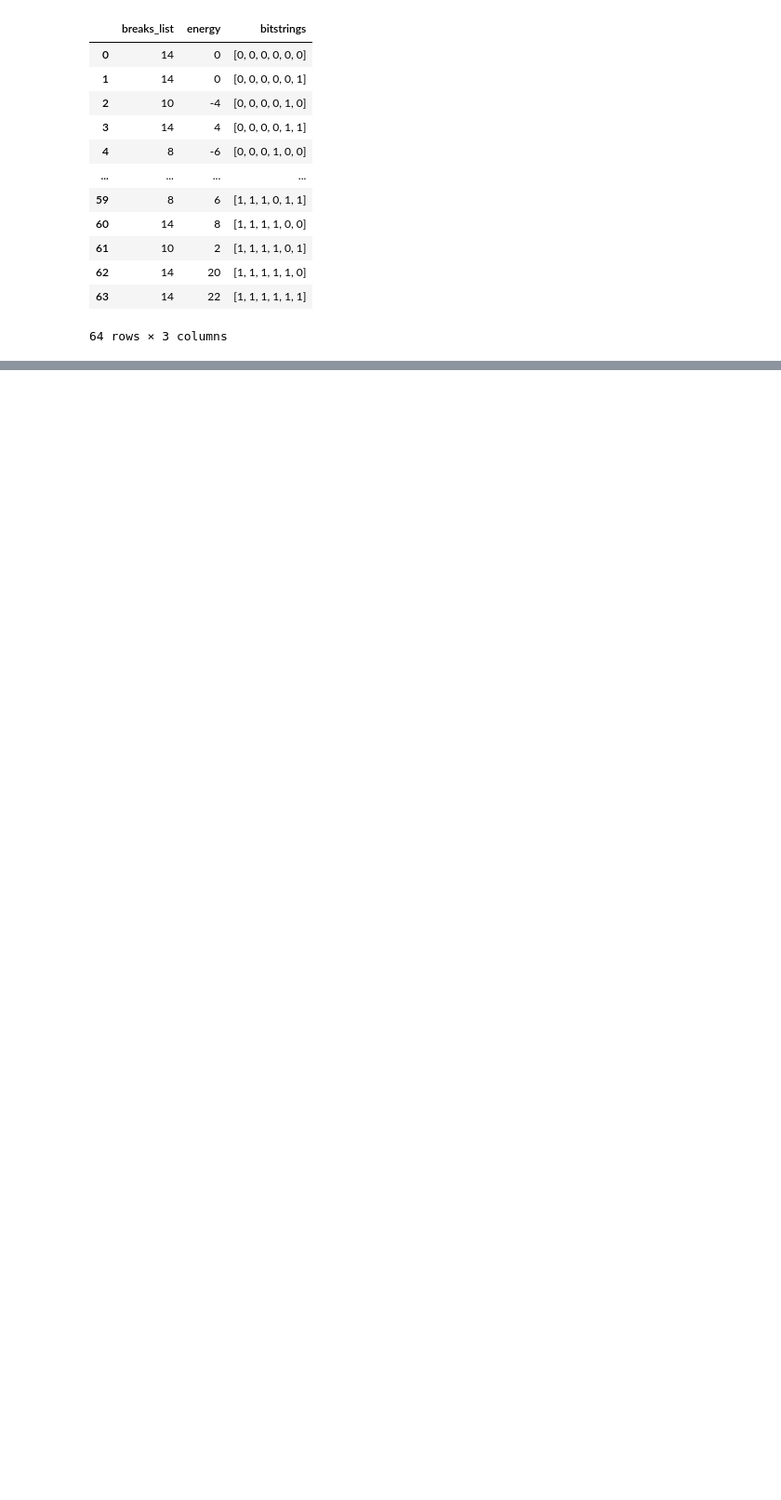
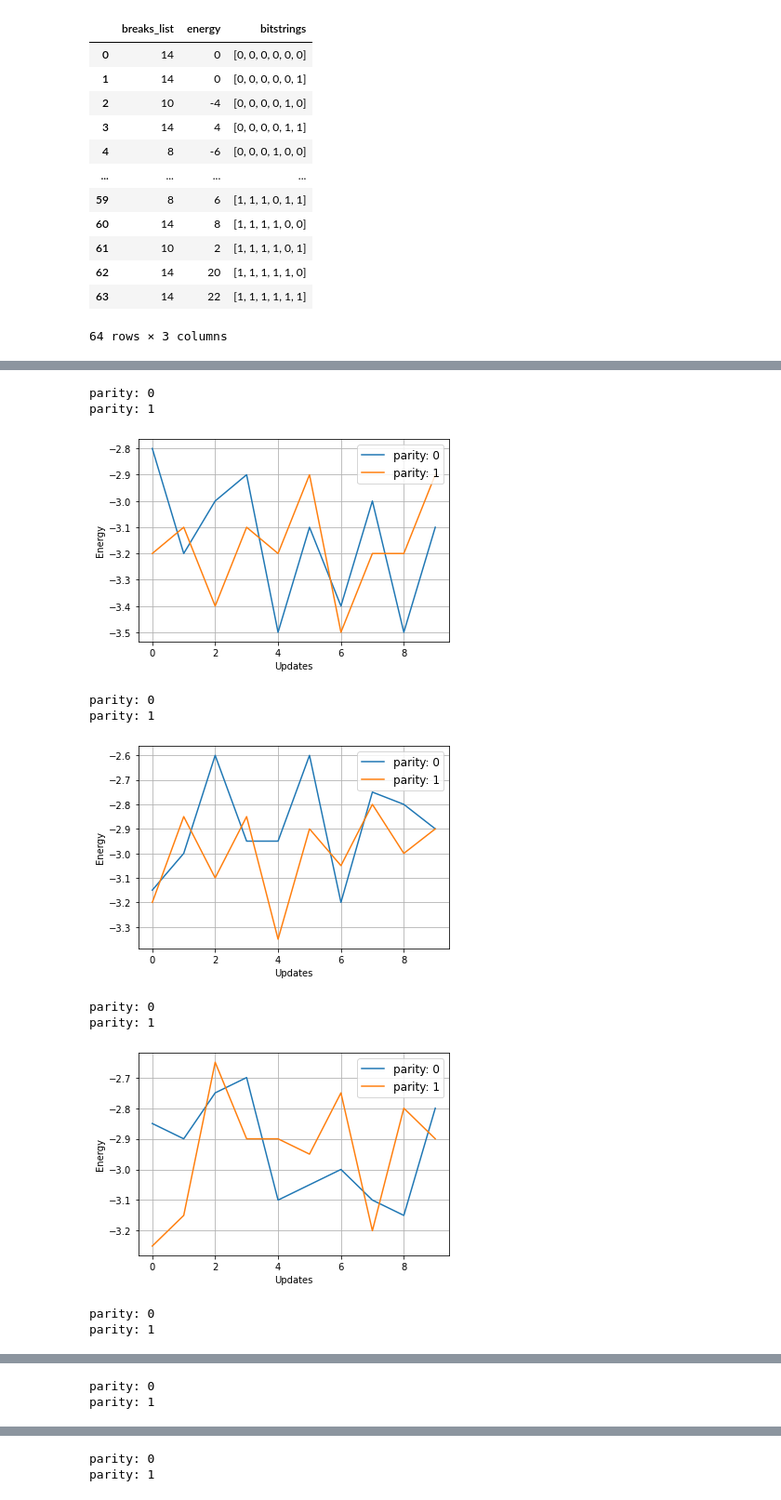
Before and after one commit to Balint831/SciMod, a Jupyter notebook: project/src/main.ipynb, the cells around one changed output, grey strips where cells are left out. Shown at 93% size. Cells and saved outputs as stored; diff of their text form; code cells hidden in the pictures; blank space fills up the shorter version.

```diff
--- a/project/src/main.ipynb
+++ b/project/src/main.ipynb
@@ -282,0 +345,15 @@ breaks_list[19], bitstrings[19]
+# %%
+adjacency_matrix = np.array([[0,1,1,0,0],
+                             [1,0,0,1,0],
+                             [1,0,0,1,1],
+                             [0,1,1,0,1],
+                             [0,0,1,1,0]])
+
+def max_cut_qubo(A):
+    for i in range( A.shape[0] ):
+        degree = sum(A[i,:])
+        A[i, i] = - degree
+    return A
+# %%
+Q = max_cut_qubo(adjacency_matrix)
+Q
@@ -282,0 +410,31 @@ breaks_list[19], bitstrings[19]
+# %%
+
+
+shot_list = [10, 20, 20, 30, 40, 50, 60, 70, 80, 90, 100, 500, 1000]
+times = []
+energies = []
+bs = []
+
+for shot in shot_list:
+    t1 = time()
+    min_energy, min_bitstring = solve_qubo_by_dividing( Q,
+    learning_rate = 0.01,
+        shots = shot,
+        updates = 10,
+        d_per_computer= Q.shape[0]
+    )
+    times.append(time() - t1)
+    energies.append(min_energy)
+    bs.append(min_bitstring)
+# %% [output]
+parity: 0
+parity: 1
+[figure, added]
+parity: 0
+parity: 1
+[figure, added]
+parity: 0
+parity: 1
+[figure, added]
+parity: 0
+parity: 1
@@ -282,0 +442,2 @@ breaks_list[19], bitstrings[19]
+parity: 0
+parity: 1
@@ -282,0 +445,2 @@ breaks_list[19], bitstrings[19]
+parity: 0
+parity: 1
```
Also changed, not shown: parts of 29 cells of this notebook, 11 other files.
